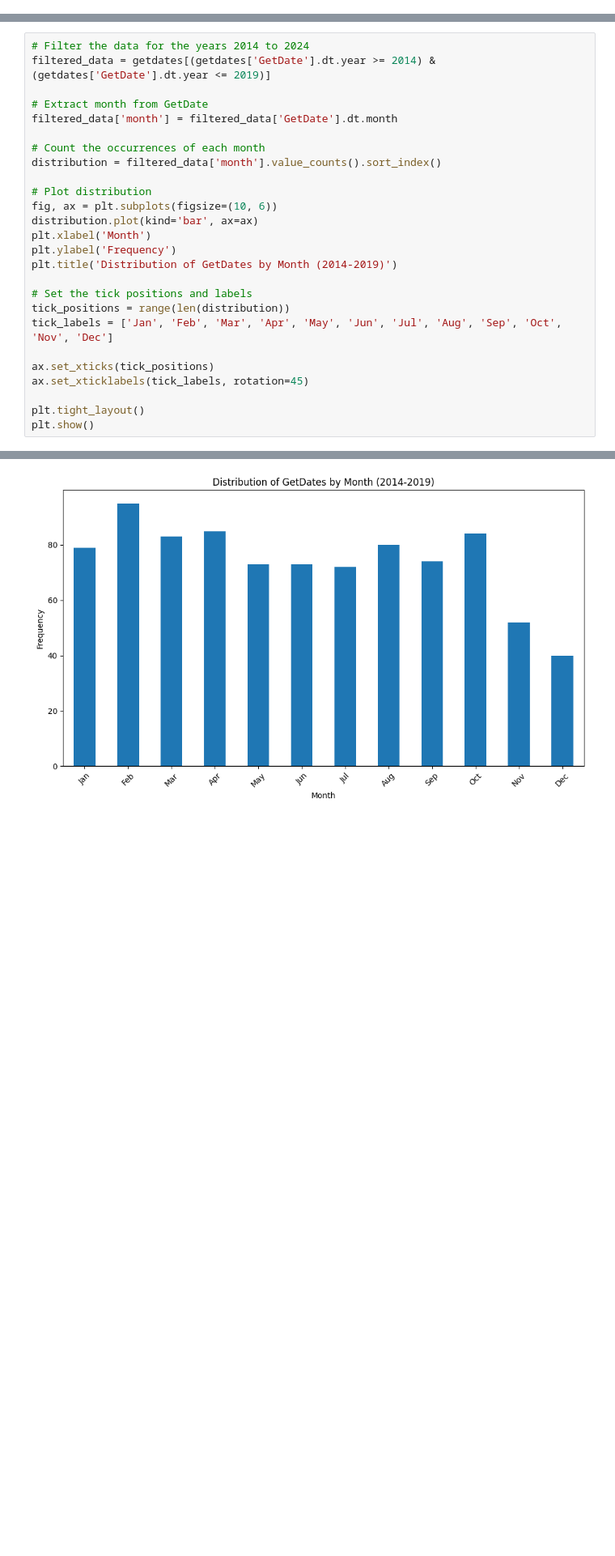
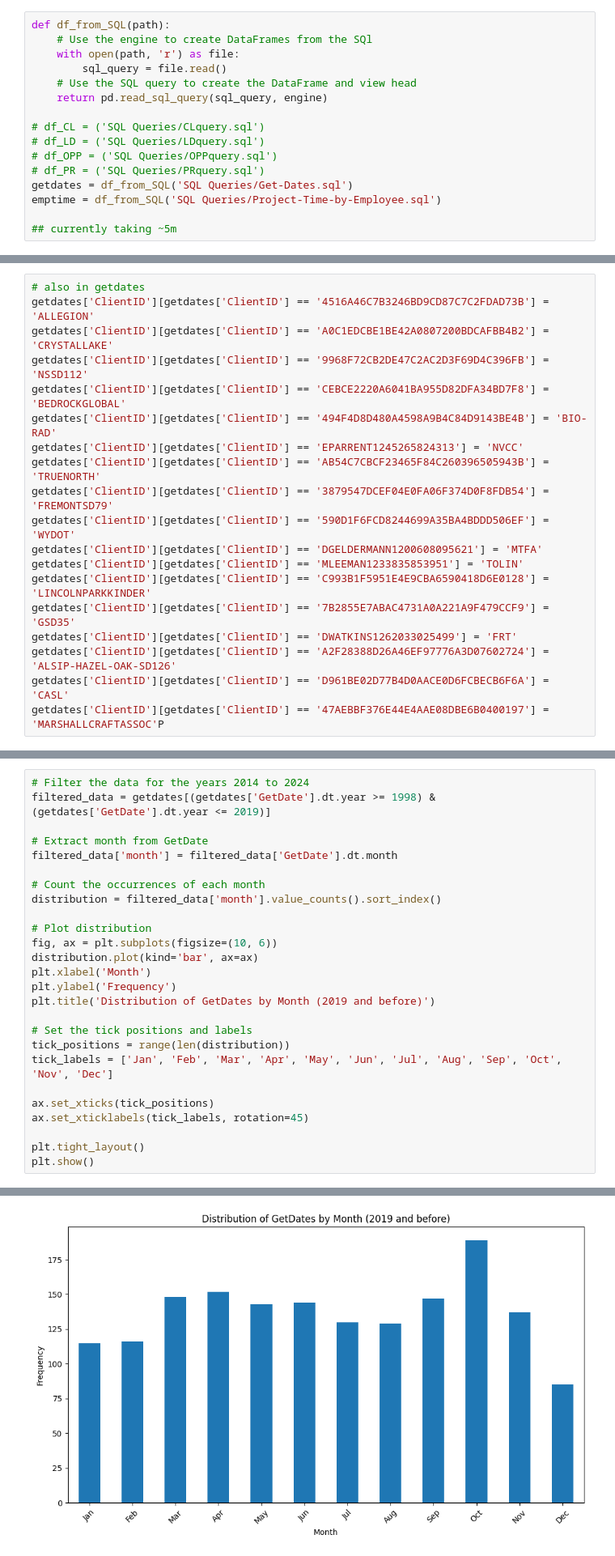
Before and after one commit to jhoward-FEA/Project-Foxrook, a Jupyter notebook: Initial Modeling and Viz.ipynb, the cells around one changed output, grey strips where cells are left out. Shown at 81% size. Drawn from its saved outputs; the diff is of its cells as text; blank space fills up the shorter version.

```diff
--- a/Initial Modeling and Viz.ipynb
+++ b/Initial Modeling and Viz.ipynb
@@ -177,0 +167,16 @@ emptime = pd.read_sql_query(sql_query, engine)
+# %%
+def df_from_SQL(path):
+    # Use the engine to create DataFrames from the SQl
+    with open(path, 'r') as file:
+        sql_query = file.read()
+    # Use the SQL query to create the DataFrame and view head
+    return pd.read_sql_query(sql_query, engine)
+
+# df_CL = ('SQL Queries/CLquery.sql')
+# df_LD = ('SQL Queries/LDquery.sql')
+# df_OPP = ('SQL Queries/OPPquery.sql')
+# df_PR = ('SQL Queries/PRquery.sql')
+getdates = df_from_SQL('SQL Queries/Get-Dates.sql')
+emptime = df_from_SQL('SQL Queries/Project-Time-by-Employee.sql')
+
+## currently taking ~5m
@@ -303 +334,20 @@ printstring
+# %%
+# also in getdates
+getdates['ClientID'][getdates['ClientID'] == '4516A46C7B3246BD9CD87C7C2FDAD73B'] = 'ALLEGION'
+getdates['ClientID'][getdates['ClientID'] == 'A0C1EDCBE1BE42A0807200BDCAFBB4B2'] = 'CRYSTALLAKE'
+getdates['ClientID'][getdates['ClientID'] == '9968F72CB2DE47C2AC2D3F69D4C396FB'] = 'NSSD112'
+getdates['ClientID'][getdates['ClientID'] == 'CEBCE2220A6041BA955D82DFA34BD7F8'] = 'BEDROCKGLOBAL'
+getdates['ClientID'][getdates['ClientID'] == '494F4D8D480A4598A9B4C84D9143BE4B'] = 'BIO-RAD'
+getdates['ClientID'][getdates['ClientID'] == 'EPARRENT1245265824313'] = 'NVCC'
+getdates['ClientID'][getdates['ClientID'] == 'AB54C7CBCF23465F84C260396505943B'] = 'TRUENORTH'
+getdates['ClientID'][getdates['ClientID'] == '3879547DCEF04E0FA06F374D0F8FDB54'] = 'FREMONTSD79'
+getdates['ClientID'][getdates['ClientID'] == '590D1F6FCD8244699A35BA4BDDD506EF'] = 'WYDOT'
+getdates['ClientID'][getdates['ClientID'] == 'DGELDERMANN1200608095621'] = 'MTFA'
+getdates['ClientID'][getdates['ClientID'] == 'MLEEMAN1233835853951'] = 'TOLIN'
+getdates['ClientID'][getdates['ClientID'] == 'C993B1F5951E4E9CBA6590418D6E0128'] = 'LINCOLNPARKKINDER'
+getdates['ClientID'][getdates['ClientID'] == '7B2855E7ABAC4731A0A221A9F479CCF9'] = 'GSD35'
+getdates['ClientID'][getdates['ClientID'] == 'DWATKINS1262033025499'] = 'FRT'
+getdates['ClientID'][getdates['ClientID'] == 'A2F28388D26A46EF97776A3D07602724'] = 'ALSIP-HAZEL-OAK-SD126'
+getdates['ClientID'][getdates['ClientID'] == 'D961BE02D77B4D0AACE0D6FCBECB6F6A'] = 'CASL'
+getdates['ClientID'][getdates['ClientID'] == '47AEBBF376E44E4AAE08DBE6B0400197'] = 'MARSHALLCRAFTASSOC'P
 # %%
@@ -483,6 +522,6 @@ plt.show()
 # %%
 # Filter the data for the years 2014 to 2024
-filtered_data = getdates[(getdates['GetDate'].dt.year >= 2014) & (getdates['GetDate'].dt.year <= 2019)]
+filtered_data = getdates[(getdates['GetDate'].dt.year >= 1998) & (getdates['GetDate'].dt.year <= 2019)]
 
 # Extract month from GetDate
 filtered_data['month'] = filtered_data['GetDate'].dt.month
@@ -495,7 +534,7 @@ fig, ax = plt.subplots(figsize=(10, 6))
 distribution.plot(kind='bar', ax=ax)
 plt.xlabel('Month')
 plt.ylabel('Frequency')
-plt.title('Distribution of GetDates by Month (2014-2019)')
+plt.title('Distribution of GetDates by Month (2019 and before)')
 
 # Set the tick positions and labels
 tick_positions = range(len(distribution))
@@ -515 +549 @@ See the caveats in the documentation: https://pandas.pydata.org/pandas-docs/stab
-[figure, old version]
+[figure, new version]
```
Also changed, not shown: parts of 166 cells of this notebook.
